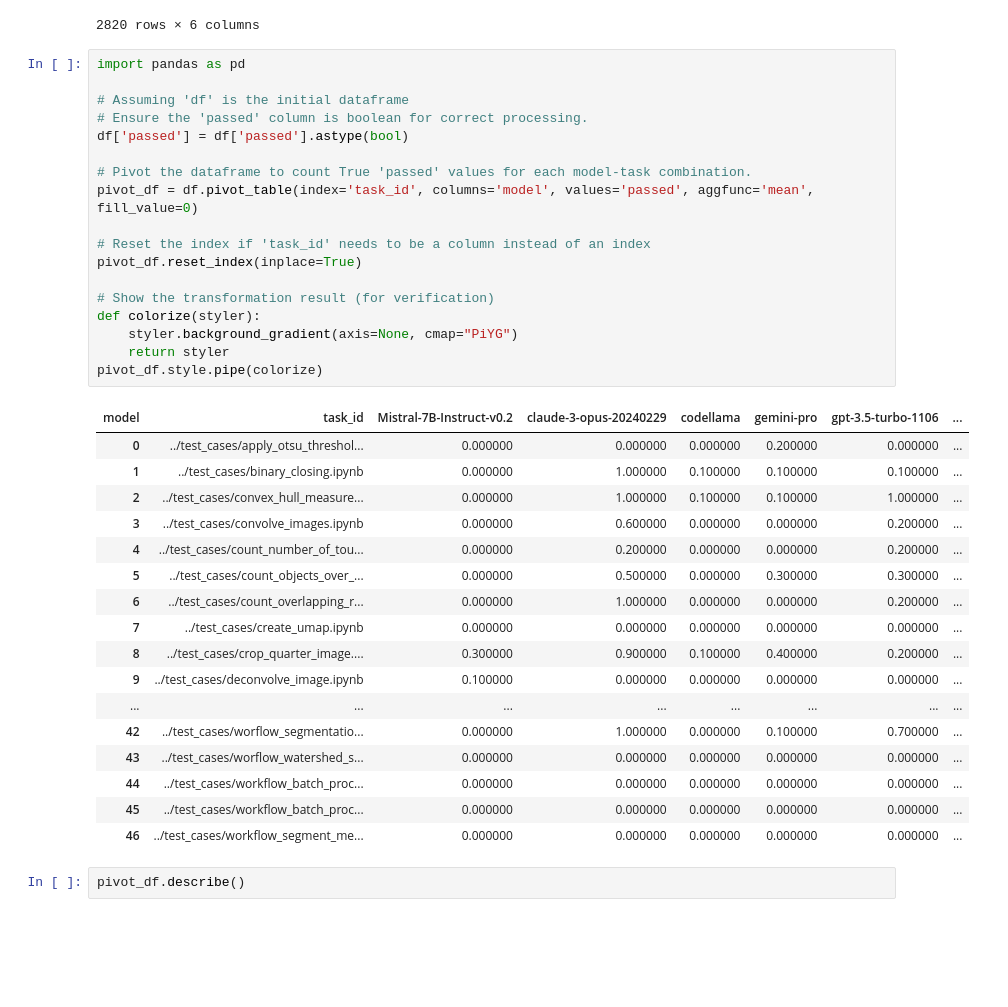
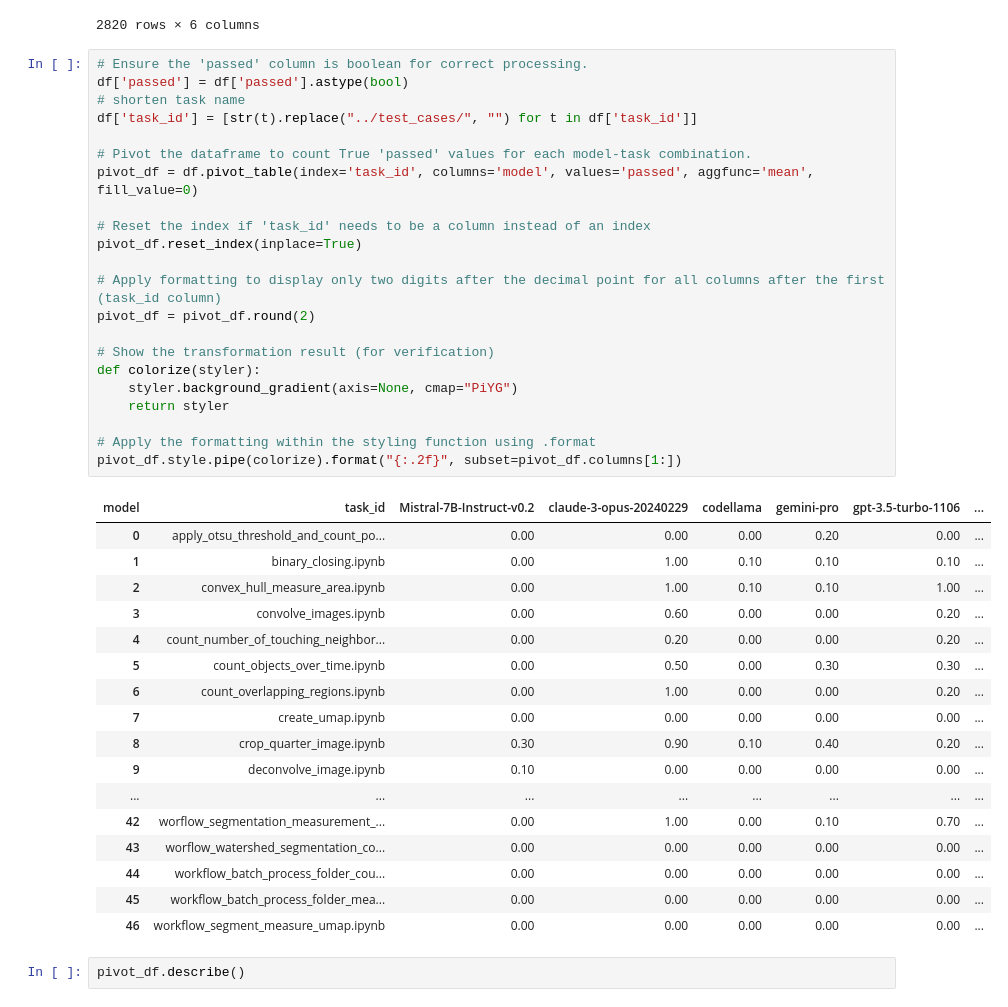
Before and after one commit to haesleinhuepf/human-eval-bia, a Jupyter notebook: demo/summarize_by_case.ipynb, the cells around one changed output. Saved outputs shown, nothing was run; the diff lists cells and outputs as text; blank space fills up the shorter version.

````diff
--- a/demo/summarize_by_case.ipynb
+++ b/demo/summarize_by_case.ipynb
@@ -39,42 +40,46 @@ df
 | 468 | ../test_cases/workflow_batch_proc... | \nimport os\nimport numpy as np\n... | ```python\nimport os\nimport nump... | failed: [WinError 3] The system c... | False | Mistral-7B-Instruct-v0.2 |
 | 469 | ../test_cases/workflow_segment_me... | \n# Import necessary libraries\ni... | ```python\n# Import necessary lib... | failed: cannot import name 'measu... | False | Mistral-7B-Instruct-v0.2 |
 2820 rows × 6 columns
-# %%
-import pandas as pd
-
-# Assuming 'df' is the initial dataframe
-# Ensure the 'passed' column is boolean for correct processing.
-df['passed'] = df['passed'].astype(bool)
-
-# Pivot the dataframe to count True 'passed' values for each model-task combination.
-pivot_df = df.pivot_table(index='task_id', columns='model', values='passed', aggfunc='mean', fill_value=0)
-
-# Reset the index if 'task_id' needs to be a column instead of an index
-pivot_df.reset_index(inplace=True)
-
-# Show the transformation result (for verification)
-def colorize(styler):
-    styler.background_gradient(axis=None, cmap="PiYG")
-    return styler
-pivot_df.style.pipe(colorize)
-# %% [output]
-| model | task_id | Mistral-7B-Instruct-v0.2 | claude-3-opus-20240229 | codellama | gemini-pro | gpt-3.5-turbo-1106 | ... |
-| 0 | ../test_cases/apply_otsu_threshol... | 0.000000 | 0.000000 | 0.000000 | 0.200000 | 0.000000 | ... |
-| 1 | ../test_cases/binary_closing.ipynb | 0.000000 | 1.000000 | 0.100000 | 0.100000 | 0.100000 | ... |
-| 2 | ../test_cases/convex_hull_measure... | 0.000000 | 1.000000 | 0.100000 | 0.100000 | 1.000000 | ... |
-| 3 | ../test_cases/convolve_images.ipynb | 0.000000 | 0.600000 | 0.000000 | 0.000000 | 0.200000 | ... |
-| 4 | ../test_cases/count_number_of_tou... | 0.000000 | 0.200000 | 0.000000 | 0.000000 | 0.200000 | ... |
-| 5 | ../test_cases/count_objects_over_... | 0.000000 | 0.500000 | 0.000000 | 0.300000 | 0.300000 | ... |
-| 6 | ../test_cases/count_overlapping_r... | 0.000000 | 1.000000 | 0.000000 | 0.000000 | 0.200000 | ... |
-| 7 | ../test_cases/create_umap.ipynb | 0.000000 | 0.000000 | 0.000000 | 0.000000 | 0.000000 | ... |
-| 8 | ../test_cases/crop_quarter_image.... | 0.300000 | 0.900000 | 0.100000 | 0.400000 | 0.200000 | ... |
-| 9 | ../test_cases/deconvolve_image.ipynb | 0.100000 | 0.000000 | 0.000000 | 0.000000 | 0.000000 | ... |
-| ... | ... | ... | ... | ... | ... | ... | ... |
-| 42 | ../test_cases/worflow_segmentatio... | 0.000000 | 1.000000 | 0.000000 | 0.100000 | 0.700000 | ... |
-| 43 | ../test_cases/worflow_watershed_s... | 0.000000 | 0.000000 | 0.000000 | 0.000000 | 0.000000 | ... |
-| 44 | ../test_cases/workflow_batch_proc... | 0.000000 | 0.000000 | 0.000000 | 0.000000 | 0.000000 | ... |
-| 45 | ../test_cases/workflow_batch_proc... | 0.000000 | 0.000000 | 0.000000 | 0.000000 | 0.000000 | ... |
-| 46 | ../test_cases/workflow_segment_me... | 0.000000 | 0.000000 | 0.000000 | 0.000000 | 0.000000 | ... |
+# %%
+# Ensure the 'passed' column is boolean for correct processing.
+df['passed'] = df['passed'].astype(bool)
+# shorten task name
+df['task_id'] = [str(t).replace("../test_cases/", "") for t in df['task_id']]
+
+# Pivot the dataframe to count True 'passed' values for each model-task combination.
+pivot_df = df.pivot_table(index='task_id', columns='model', values='passed', aggfunc='mean', fill_value=0)
+
+# Reset the index if 'task_id' needs to be a column instead of an index
+pivot_df.reset_index(inplace=True)
+
+# Apply formatting to display only two digits after the decimal point for all columns after the first (task_id column)
+pivot_df = pivot_df.round(2)
+
+# Show the transformation result (for verification)
+def colorize(styler):
+    styler.background_gradient(axis=None, cmap="PiYG")
+    return styler
+
+# Apply the formatting within the styling function using .format
+pivot_df.style.pipe(colorize).format("{:.2f}", subset=pivot_df.columns[1:])
+# %% [output]
+| model | task_id | Mistral-7B-Instruct-v0.2 | claude-3-opus-20240229 | codellama | gemini-pro | gpt-3.5-turbo-1106 | ... |
+| 0 | apply_otsu_threshold_and_count_po... | 0.00 | 0.00 | 0.00 | 0.20 | 0.00 | ... |
+| 1 | binary_closing.ipynb | 0.00 | 1.00 | 0.10 | 0.10 | 0.10 | ... |
+| 2 | convex_hull_measure_area.ipynb | 0.00 | 1.00 | 0.10 | 0.10 | 1.00 | ... |
+| 3 | convolve_images.ipynb | 0.00 | 0.60 | 0.00 | 0.00 | 0.20 | ... |
+| 4 | count_number_of_touching_neighbor... | 0.00 | 0.20 | 0.00 | 0.00 | 0.20 | ... |
+| 5 | count_objects_over_time.ipynb | 0.00 | 0.50 | 0.00 | 0.30 | 0.30 | ... |
+| 6 | count_overlapping_regions.ipynb | 0.00 | 1.00 | 0.00 | 0.00 | 0.20 | ... |
+| 7 | create_umap.ipynb | 0.00 | 0.00 | 0.00 | 0.00 | 0.00 | ... |
+| 8 | crop_quarter_image.ipynb | 0.30 | 0.90 | 0.10 | 0.40 | 0.20 | ... |
+| 9 | deconvolve_image.ipynb | 0.10 | 0.00 | 0.00 | 0.00 | 0.00 | ... |
+| ... | ... | ... | ... | ... | ... | ... | ... |
+| 42 | worflow_segmentation_measurement_... | 0.00 | 1.00 | 0.00 | 0.10 | 0.70 | ... |
+| 43 | worflow_watershed_segmentation_co... | 0.00 | 0.00 | 0.00 | 0.00 | 0.00 | ... |
+| 44 | workflow_batch_process_folder_cou... | 0.00 | 0.00 | 0.00 | 0.00 | 0.00 | ... |
+| 45 | workflow_batch_process_folder_mea... | 0.00 | 0.00 | 0.00 | 0.00 | 0.00 | ... |
+| 46 | workflow_segment_measure_umap.ipynb | 0.00 | 0.00 | 0.00 | 0.00 | 0.00 | ... |
 # %%
 pivot_df.describe()
 # %% [output]
````
Also changed, not shown: parts of 2 cells of this notebook.
